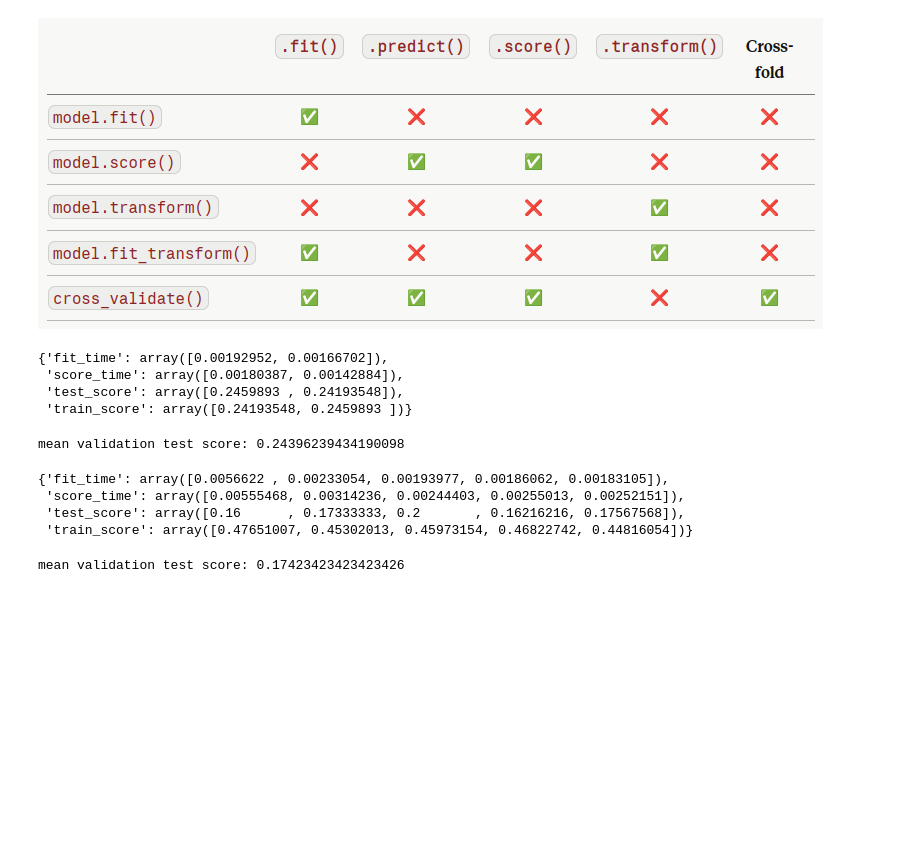
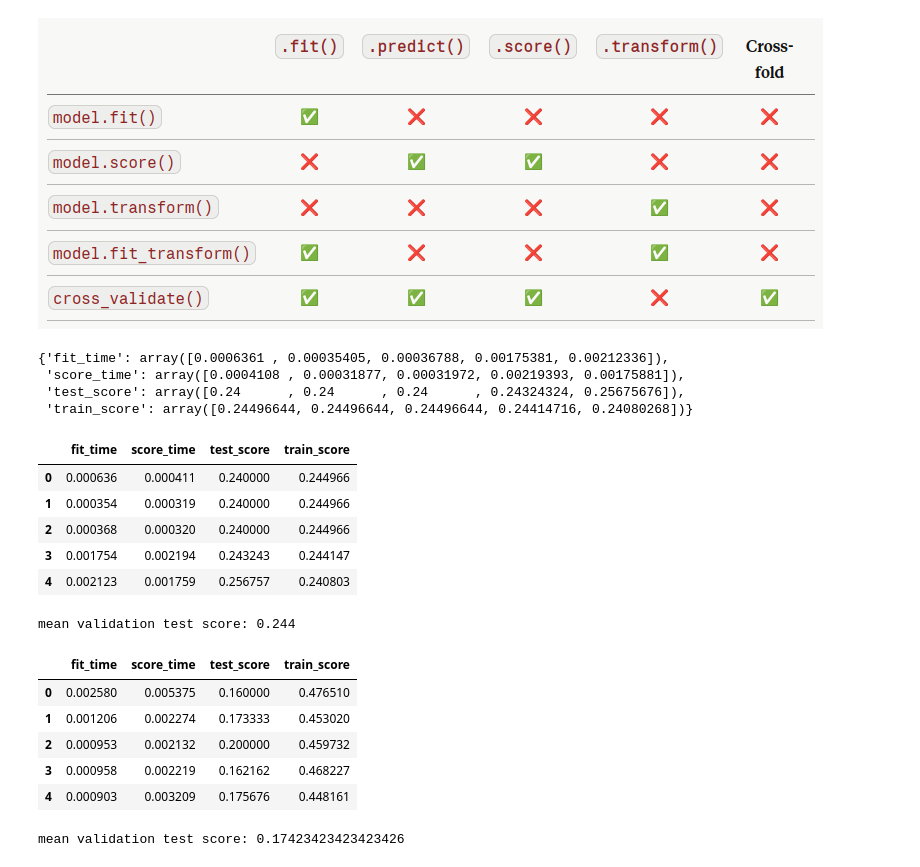
Before and after one commit to stephBRON/MachineLearning, a Jupyter notebook: Tutorials/module5_omar.ipynb, the cells around one changed output. Saved outputs shown, nothing was run; the diff lists cells and outputs as text; code cells hidden in the pictures; blank space fills up the shorter version.

```diff
--- a/Tutorials/module5_omar.ipynb
+++ b/Tutorials/module5_omar.ipynb
@@ -87,26 +88,37 @@ dummy.score(X_train, y_train)
 # %%
 dummy = DummyClassifier(strategy='most_frequent')
 # %%
-scores = cross_validate(dummy, X_train, y_train, return_train_score=True, cv=2) # do cross validation using 2-folds
+scores = cross_validate(dummy, X_train, y_train, return_train_score=True, cv=5) # do cross validation using 5-folds
 scores
 # %% [output]
-{'fit_time': array([0.00192952, 0.00166702]),
- 'score_time': array([0.00180387, 0.00142884]),
- 'test_score': array([0.2459893 , 0.24193548]),
- 'train_score': array([0.24193548, 0.2459893 ])}
+{'fit_time': array([0.0006361 , 0.00035405, 0.00036788, 0.00175381, 0.00212336]),
+ 'score_time': array([0.0004108 , 0.00031877, 0.00031972, 0.00219393, 0.00175881]),
+ 'test_score': array([0.24      , 0.24      , 0.24      , 0.24324324, 0.25675676]),
+ 'train_score': array([0.24496644, 0.24496644, 0.24496644, 0.24414716, 0.24080268])}
+# %%
+pd.DataFrame(scores)
+# %% [output]
+|  | fit_time | score_time | test_score | train_score |
+| 0 | 0.000636 | 0.000411 | 0.240000 | 0.244966 |
+| 1 | 0.000354 | 0.000319 | 0.240000 | 0.244966 |
+| 2 | 0.000368 | 0.000320 | 0.240000 | 0.244966 |
+| 3 | 0.001754 | 0.002194 | 0.243243 | 0.244147 |
+| 4 | 0.002123 | 0.001759 | 0.256757 | 0.240803 |
 # %%
 print('mean validation test score:', scores['test_score'].mean())
 # %% [output]
-mean validation test score: 0.24396239434190098
+mean validation test score: 0.244
 # %%
 knn = KNeighborsClassifier()
 scores = cross_validate(knn, X_train, y_train, return_train_score=True, cv=5) # do cross validation using 5-folds
-scores
+pd.DataFrame(scores)
 # %% [output]
-{'fit_time': array([0.0056622 , 0.00233054, 0.00193977, 0.00186062, 0.00183105]),
- 'score_time': array([0.00555468, 0.00314236, 0.00244403, 0.00255013, 0.00252151]),
- 'test_score': array([0.16      , 0.17333333, 0.2       , 0.16216216, 0.17567568]),
- 'train_score': array([0.47651007, 0.45302013, 0.45973154, 0.46822742, 0.44816054])}
+|  | fit_time | score_time | test_score | train_score |
+| 0 | 0.002580 | 0.005375 | 0.160000 | 0.476510 |
+| 1 | 0.001206 | 0.002274 | 0.173333 | 0.453020 |
+| 2 | 0.000953 | 0.002132 | 0.200000 | 0.459732 |
+| 3 | 0.000958 | 0.002219 | 0.162162 | 0.468227 |
+| 4 | 0.000903 | 0.003209 | 0.175676 | 0.448161 |
 # %%
 print('mean validation test score:', scores['test_score'].mean())
 # %% [output]
```
Also changed, not shown: parts of 4 cells of this notebook.
